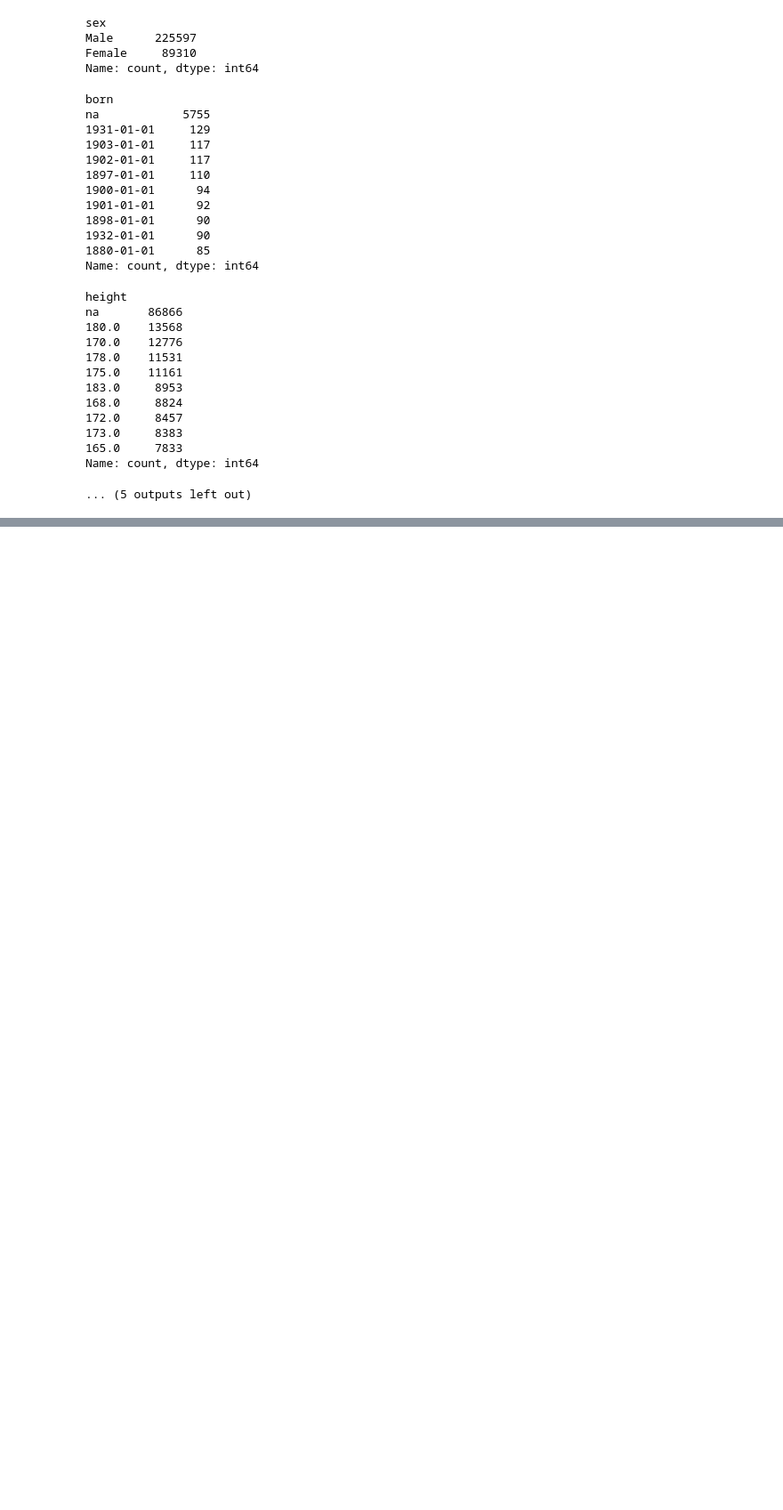
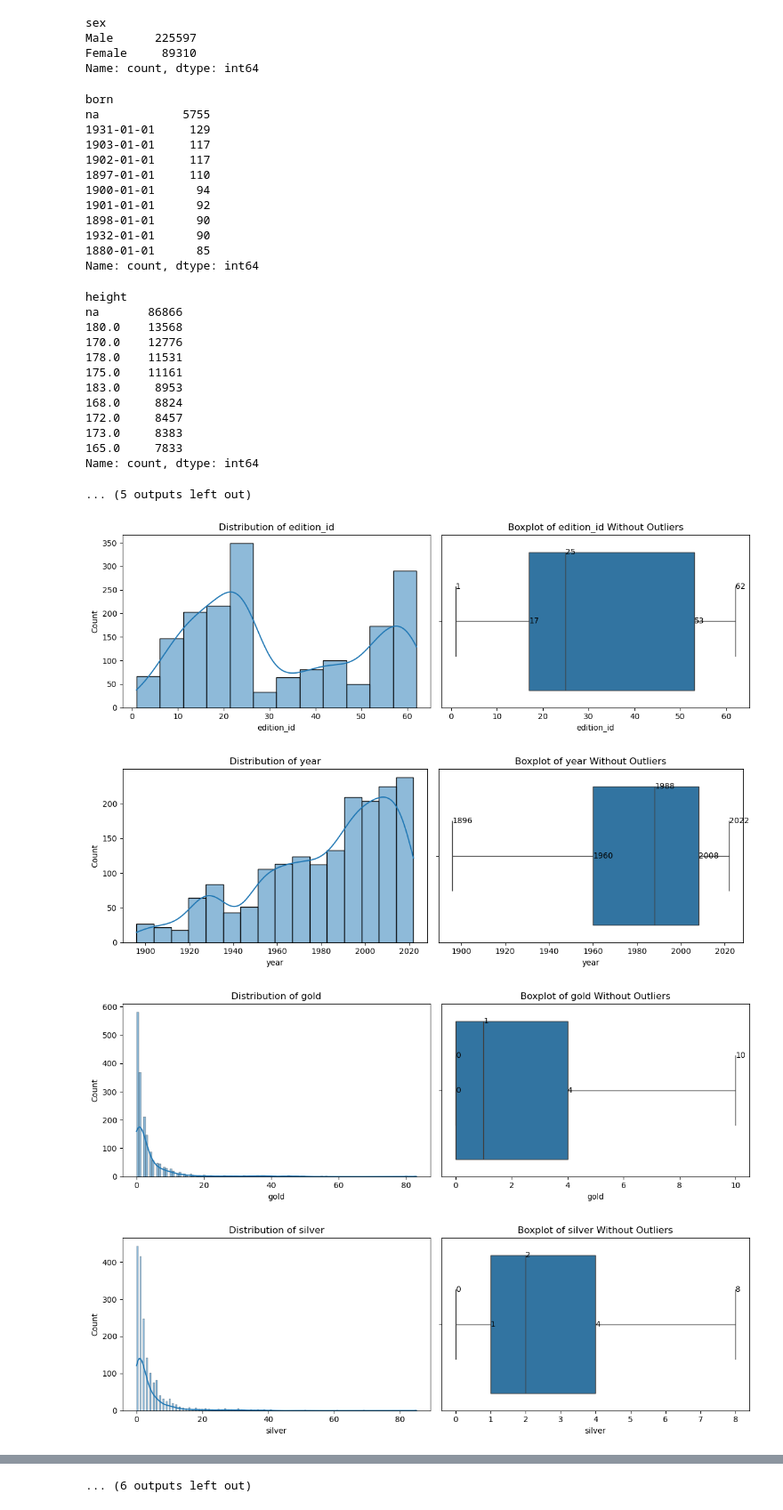
Before and after one commit to ana-047/Olymploration, a Jupyter notebook: Olymploration_2.ipynb, the cells around one changed output, grey strips where cells are left out. Shown at 89% size. Cells and saved outputs as stored; diff of their text form; code cells hidden in the pictures; blank space fills up the shorter version.

Commit message:
eda graphs

```diff
--- a/Olymploration_2.ipynb
+++ b/Olymploration_2.ipynb
@@ -591,3 +590,49 @@ na       86866
 165.0     7833
 Name: count, dtype: int64
 ... (5 outputs left out)
+# %%
+def eda_visualization(df):
+    numerical_columns = df.select_dtypes(include='number').columns
+    categorical_columns = df.select_dtypes(exclude='number').columns
+
+    for column in numerical_columns:
+        plt.figure(figsize=(12, 4))
+
+        plt.subplot(1, 2, 1)
+        sns.histplot(df[column], kde=True)
+        plt.title(f'Distribution of {column}')
+
+        plt.subplot(1, 2, 2)
+        ax = sns.boxplot(data=df, x=column, showfliers=False)
+        plt.title(f'Boxplot of {column} Without Outliers')
+
+        def add_quartile_labels(ax):
+            for line in ax.lines:
+                x, y = line.get_xydata()[0]
+                ax.text(x, y, f"{x:.0f}", ha='left', va='center')
+
+        add_quartile_labels(ax)
+
+        plt.tight_layout()
+        plt.show()
+
+    for column in categorical_columns:
+        plt.figure(figsize=(10, 4))
+        categories_to_show = df[column].value_counts().index[:30]
+        sns.countplot(data=df[df[column].isin(categories_to_show)], x=column, order=categories_to_show)
+
+        for idx, count in enumerate(df[df[column].isin(categories_to_show)][column].value_counts()):
+            plt.text(idx, count + 1, str(count), ha='center', va='bottom', fontsize=8)
+
+
+        plt.title(f'Count of each category in {column}')
+        plt.xticks(rotation=90, ha='right', fontsize=7)
+        plt.tight_layout()
+        plt.show()
+# %%
+eda_visualization(df)
+# %% [output]
+[figure, added]
+[figure, added]
+[figure, added]
+[figure, added]
@@ -593,0 +647 @@ Name: count, dtype: int64
+... (6 outputs left out)
```
Also changed, not shown: parts of 5 cells of this notebook.
